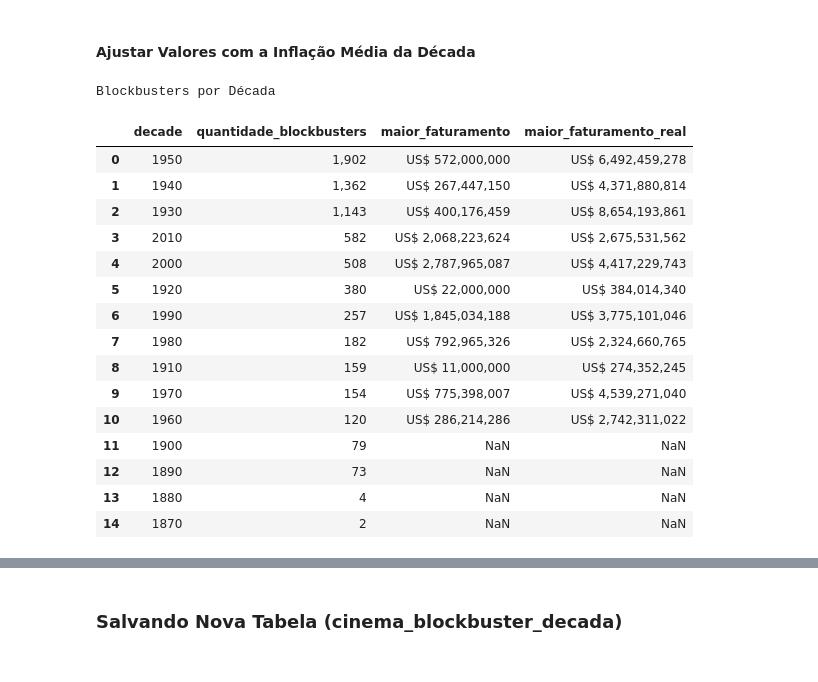
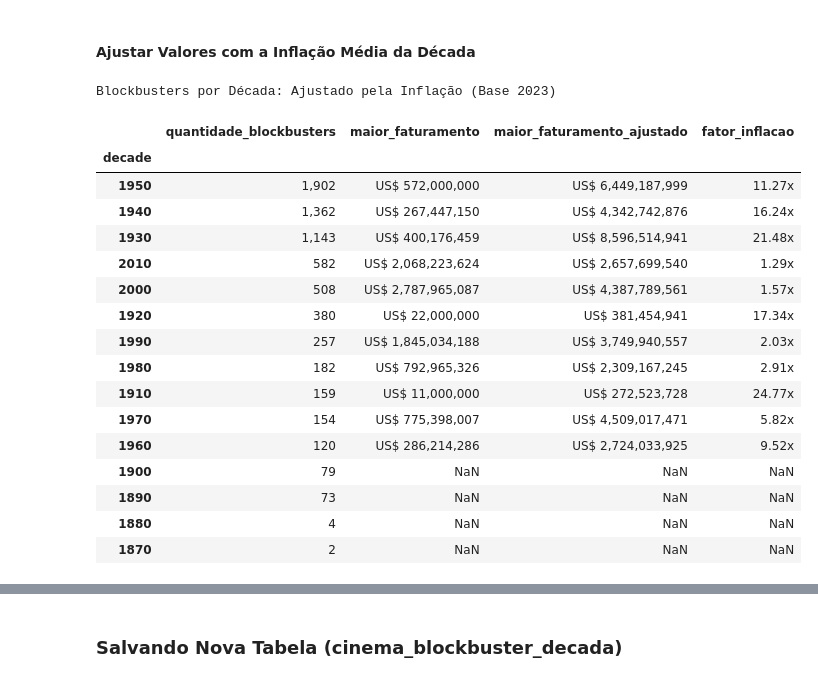
Before and after one commit to AleCecilio/entertainment_industry_performance_analysis, a Jupyter notebook: notebooks/02_data_analytics/18_analytics_financial_timeline.ipynb, the cells around one changed output, grey strips where cells are left out. Cells and saved outputs as stored; diff of their text form; code cells hidden in the pictures.

Commit message:
finalização do notebook 18, análise financeira do cinema através das décadas

```diff
--- a/notebooks/02_data_analytics/18_analytics_financial_timeline.ipynb
+++ b/notebooks/02_data_analytics/18_analytics_financial_timeline.ipynb
@@ -300,7 +298,7 @@ df_bloc = dbc.execute_query(
 
 display(
     tb.estilizar_tabela(
-        df=df_bloc,
+        df=df_bloc.set_index('decade'),
         caption='Blockbuster por Década'
     )
     .bar(
@@ -371,36 +390,42 @@ df_bloc.drop(columns=['cpi_index'], inplace=True)
 # %%
-df_bloc_inflacao_exiicao = df_bloc.set_index('decade')
-
-
 display(
     tb.estilizar_tabela(
-        df=df_bloc,
-        caption='Blockbusters por Década'
+        df=df_bloc.set_index('decade'),
+        colunas_selecionadas=[
+            'quantidade_blockbusters',
+            'maior_faturamento',
+            'maior_faturamento_ajustado',
+            'fator_inflacao'
+        ],
+        caption='Blockbusters por Década: Ajustado pela Inflação (Base 2023)'
     )
     .bar(subset=['quantidade_blockbusters'],color='#1D3557')
     .background_gradient(subset=['maior_faturamento'],cmap='YlGn')
-    .background_gradient(subset=['maior_faturamento_real'], cmap='YlOrRd')
+    .background_gradient(subset=['maior_faturamento_ajustado'], cmap='YlOrRd')
+    .background_gradient(subset=['fator_inflacao'], cmap='Purples')
     .format({
         'quantidade_blockbusters': '{:,.0f}',
         'maior_faturamento': lambda x: ('NaN' if pd.isna(x)else f'US$ {x:,.0f}'),
-        'maior_faturamento_real': lambda x: ('NaN' if pd.isna(x) else f'US$ {x:,.0f}')
+        'maior_faturamento_ajustado': lambda x: ('NaN' if pd.isna(x) else f'US$ {x:,.0f}'),
+        'fator_inflacao': lambda x: 'NaN' if pd.isna(x) else f'{x:.2f}x'
     })
 )
 # %% [output]
-Blockbusters por Década
+Blockbusters por Década: Ajustado pela Inflação (Base 2023)
-|  | decade | quantidade_blockbusters | maior_faturamento | maior_faturamento_real |
-| 0 | 1950 | 1,902 | US$ 572,000,000 | US$ 6,492,459,278 |
-| 1 | 1940 | 1,362 | US$ 267,447,150 | US$ 4,371,880,814 |
-| 2 | 1930 | 1,143 | US$ 400,176,459 | US$ 8,654,193,861 |
-| 3 | 2010 | 582 | US$ 2,068,223,624 | US$ 2,675,531,562 |
-| 4 | 2000 | 508 | US$ 2,787,965,087 | US$ 4,417,229,743 |
-| 5 | 1920 | 380 | US$ 22,000,000 | US$ 384,014,340 |
-| 6 | 1990 | 257 | US$ 1,845,034,188 | US$ 3,775,101,046 |
-| 7 | 1980 | 182 | US$ 792,965,326 | US$ 2,324,660,765 |
-| 8 | 1910 | 159 | US$ 11,000,000 | US$ 274,352,245 |
-| 9 | 1970 | 154 | US$ 775,398,007 | US$ 4,539,271,040 |
-| 10 | 1960 | 120 | US$ 286,214,286 | US$ 2,742,311,022 |
-| 11 | 1900 | 79 | NaN | NaN |
-| 12 | 1890 | 73 | NaN | NaN |
-| 13 | 1880 | 4 | NaN | NaN |
-| 14 | 1870 | 2 | NaN | NaN |
+|  | quantidade_blockbusters | maior_faturamento | maior_faturamento_ajustado | fator_inflacao |
+| decade |  |  |  |  |
+| 1950 | 1,902 | US$ 572,000,000 | US$ 6,449,187,999 | 11.27x |
+| 1940 | 1,362 | US$ 267,447,150 | US$ 4,342,742,876 | 16.24x |
+| 1930 | 1,143 | US$ 400,176,459 | US$ 8,596,514,941 | 21.48x |
+| 2010 | 582 | US$ 2,068,223,624 | US$ 2,657,699,540 | 1.29x |
+| 2000 | 508 | US$ 2,787,965,087 | US$ 4,387,789,561 | 1.57x |
+| 1920 | 380 | US$ 22,000,000 | US$ 381,454,941 | 17.34x |
+| 1990 | 257 | US$ 1,845,034,188 | US$ 3,749,940,557 | 2.03x |
+| 1980 | 182 | US$ 792,965,326 | US$ 2,309,167,245 | 2.91x |
+| 1910 | 159 | US$ 11,000,000 | US$ 272,523,728 | 24.77x |
+| 1970 | 154 | US$ 775,398,007 | US$ 4,509,017,471 | 5.82x |
+| 1960 | 120 | US$ 286,214,286 | US$ 2,724,033,925 | 9.52x |
+| 1900 | 79 | NaN | NaN | NaN |
+| 1890 | 73 | NaN | NaN | NaN |
+| 1880 | 4 | NaN | NaN | NaN |
+| 1870 | 2 | NaN | NaN | NaN |
```
Also changed, not shown: parts of 11 cells of this notebook, 2 other files.
